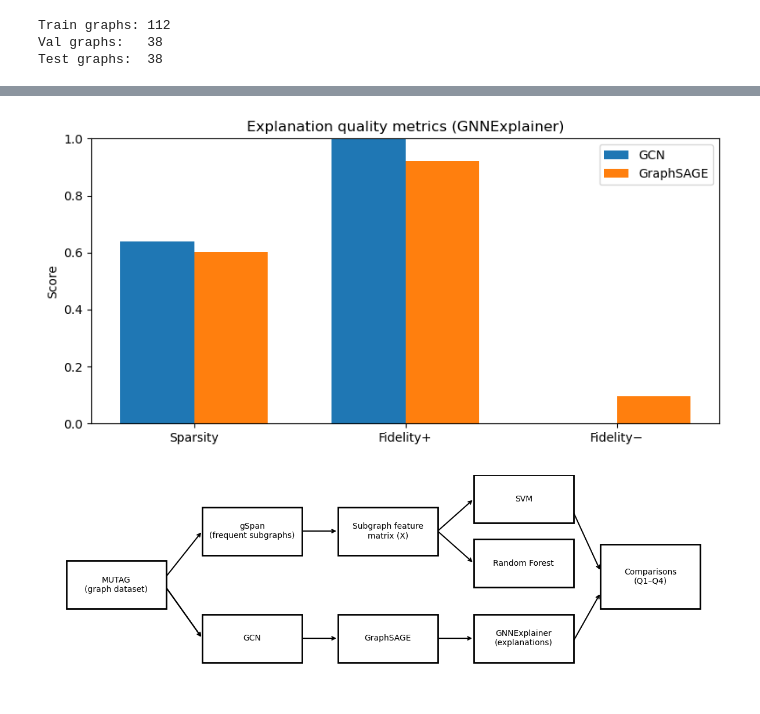
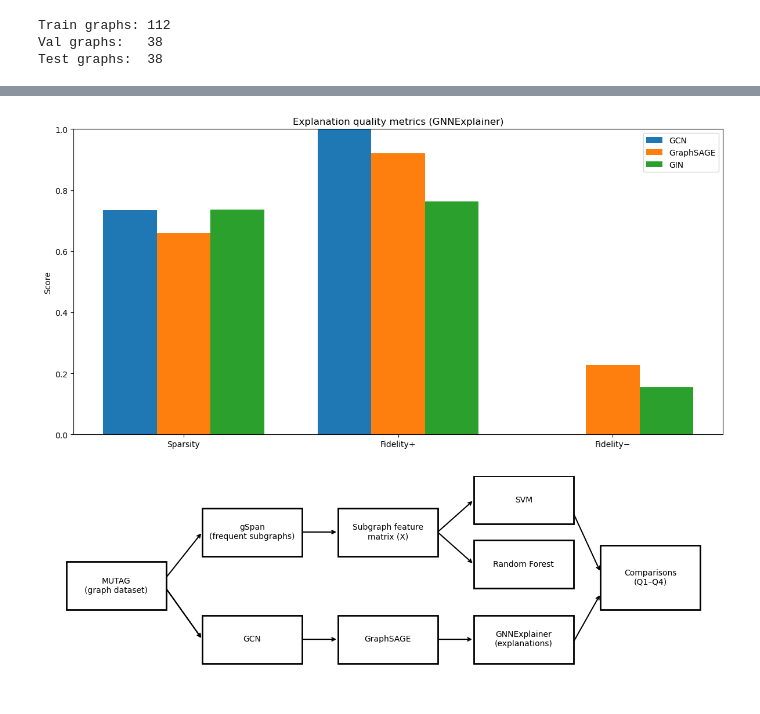
Before and after one commit to aryanmiriyala/CS6010_Project_3_Group_2, a Jupyter notebook: Project 3 Classical and GNN v2.ipynb, the cells around one changed output, grey strips where cells are left out. Drawn from its saved outputs; the diff is of its cells as text; code cells hidden in the pictures.

Commit message:
Updated
Expanded GNN's with GIN and added ROC-AUC metric and additional visuals

```diff
--- a/Project 3 Classical and GNN v2.ipynb
+++ b/Project 3 Classical and GNN v2.ipynb
@@ -2068,10 +2238,11 @@ def explain_graph_with_metrics(
 
 
 
-test_graph_indices_to_explain = [0, 1, 2, 3, 4]
+test_graph_indices_to_explain = [i for i in range(37)]
 
 gcn_expl_results = []
 sage_expl_results = []
+gin_expl_results = []
 
 print("\n=== GCN GNNExplainer Results ===")
 for idx in test_graph_indices_to_explain:
@@ -2101,11 +2272,31 @@ for idx in test_graph_indices_to_explain:
     print(metrics)
     sage_expl_results.append(metrics)
 
-    gcn_expl_df = pd.DataFrame(gcn_expl_results)
+print("\n=== GIN GNNExplainer Results ===")
+for idx in test_graph_indices_to_explain:
+    data_ex = test_dataset[idx]
+    print(f"\nExplaining test graph index {idx} (GIN)...")
+    metrics, node_mask, edge_mask = explain_graph_with_metrics(
+        model=gin_model,
+        data=data_ex,
+        device=device,
+        threshold=0.5,
+        explainer_epochs=200,
+    )
+    print(metrics)
+    gin_expl_results.append(metrics)
+
+gcn_expl_df = pd.DataFrame(gcn_expl_results)
 sage_expl_df = pd.DataFrame(sage_expl_results)
+gin_expl_df = pd.DataFrame(gin_expl_results)
 
 print(gcn_expl_df.head())
 print(sage_expl_df.head())
+print(gin_expl_df.head())
+
+gcn_expl_df.to_csv(r"C:\Users\default.LAPTOP-D71TUC29\Documents\School\CS 6010 - Data Science Programming\Project 3\gcn_expl_df.csv")
+sage_expl_df.to_csv(r"C:\Users\default.LAPTOP-D71TUC29\Documents\School\CS 6010 - Data Science Programming\Project 3\sage_expl_df.csv")
+gin_expl_df.to_csv(r"C:\Users\default.LAPTOP-D71TUC29\Documents\School\CS 6010 - Data Science Programming\Project 3\gin_expl_df.csv")
 # %% [output]
 === GCN GNNExplainer Results ===
 
@@ -2139,40 +2356,42 @@ import numpy as np
 #   for GCN vs GraphSAGE explanations.
 #
 # WHY:
 #   Captures the compactness and faithfulness of explanations
 #   and lets you compare GNNs in the Q-4 discussion.
 
 
-def plot_explanation_metrics(gcn_expl_df, sage_expl_df):
+def plot_explanation_metrics(gcn_expl_df, sage_expl_df, gin_expl_df):
     # Compute mean metrics for each model
     metrics = ["sparsity", "fidelity_plus", "fidelity_minus"]
 
     gcn_means = gcn_expl_df[metrics].mean()
     sage_means = sage_expl_df[metrics].mean()
+    gin_means = gin_expl_df[metrics].mean()
 
     x = np.arange(len(metrics))
-    width = 0.35
+    width = 0.25
 
-    fig, ax = plt.subplots(figsize=(8, 4))
+    fig, ax = plt.subplots(figsize=(12, 6))
 
-    ax.bar(x - width / 2, gcn_means[metrics], width, label="GCN")
-    ax.bar(x + width / 2, sage_means[metrics], width, label="GraphSAGE")
+    ax.bar(x - width, gcn_means[metrics], width, label="GCN")
+    ax.bar(x, sage_means[metrics], width, label="GraphSAGE")
+    ax.bar(x + width, gin_means[metrics], width, label="GIN")
 
     ax.set_xticks(x)
     ax.set_xticklabels(["Sparsity", "Fidelity+", "Fidelity−"])
     ax.set_ylim(0, 1.0)
     ax.set_ylabel("Score")
     ax.set_title("Explanation quality metrics (GNNExplainer)")
     ax.legend()
 
     plt.tight_layout()
     plt.show()
 
 
 # Example call:
-plot_explanation_metrics(gcn_expl_df, sage_expl_df)
+plot_explanation_metrics(gcn_expl_df, sage_expl_df, gin_expl_df)
 # %% [output]
-[figure, old version]
+[figure, new version]
 # %%
 import matplotlib.pyplot as plt
 
```
Also changed, not shown: parts of 11 cells of this notebook.
